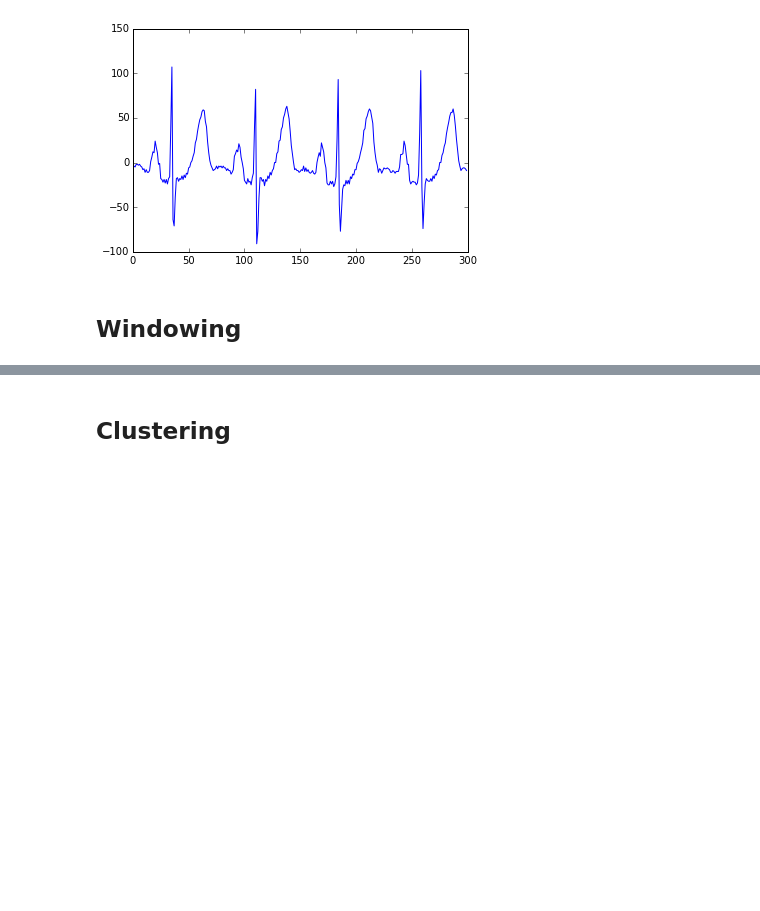
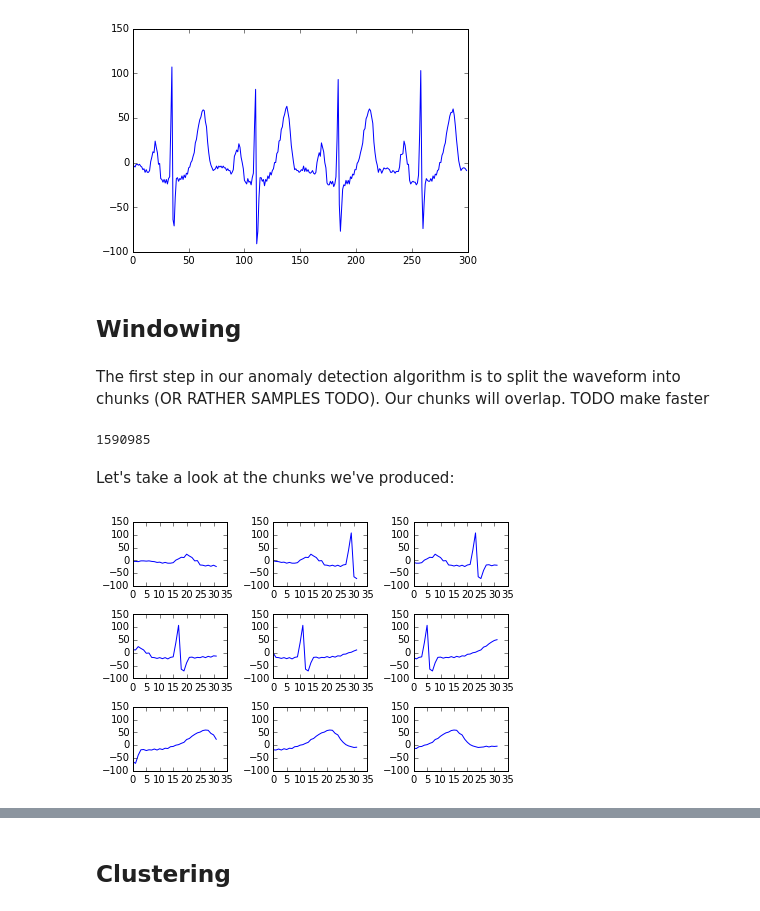
Before and after one commit to mrahtz/sanger-machine-learning-workshop, a Jupyter notebook: Unsupervised Learning.ipynb, the cells around one changed output, grey strips where cells are left out. Cells and saved outputs as stored; diff of their text form; code cells hidden in the pictures; blank space fills up the shorter version.

```diff
--- a/Unsupervised Learning.ipynb
+++ b/Unsupervised Learning.ipynb
@@ -103,3 +105,5 @@ print(ekg_data.shape)
+# %%
+ekg_data = ekg_data[0:10000]
 # %% [markdown]
 The data is provided as a one-dimensional list (or *vector*) of floating-point samples:
 # %%
@@ -129,3 +133,46 @@ plt.show()
 [figure]
 # %% [markdown]
 ## Windowing
+# %% [markdown]
+The first step in our anomaly detection algorithm is to split the waveform into chunks (OR RATHER SAMPLES TODO). Our chunks will overlap. TODO make faster
+# %%
+import numpy as np
+
+chunks = []
+chunk_len = 32
+slide_len = 2
+for start_pos in range(0, len(ekg_data), slide_len):
+    end_pos = start_pos + chunk_len
+    chunk = np.copy(ekg_data[start_pos:end_pos])
+    # if we're at the end and we've got a truncated chunk,
+    # drop it
+    if len(chunk) != chunk_len:
+        continue
+    chunks.append(chunk)
+
+print(len(chunks))
+# %% [output]
+1590985
+# %% [markdown]
+Let's take a look at the chunks we've produced:
+# %%
+def plot_chunks(chunks):
+    plt.figure()
+    n_graph_rows = 3
+    n_graph_cols = 3
+    graph_n = 1
+    chunk_n = 0
+    for row in range(n_graph_rows):
+        for col in range(n_graph_cols):
+            axes = plt.subplot(n_graph_rows, n_graph_cols, graph_n)
+            axes.set_ylim([-100, 150])
+            plt.plot(chunks[chunk_n])
+            graph_n += 1
+            chunk_n += 3
+    # fix subplot sizes so that everything fits
+    plt.tight_layout()
+    plt.show()
+
+plot_chunks(chunks)
+# %% [output]
+[figure, added]
```
Also changed, not shown: parts of 4 cells of this notebook.
